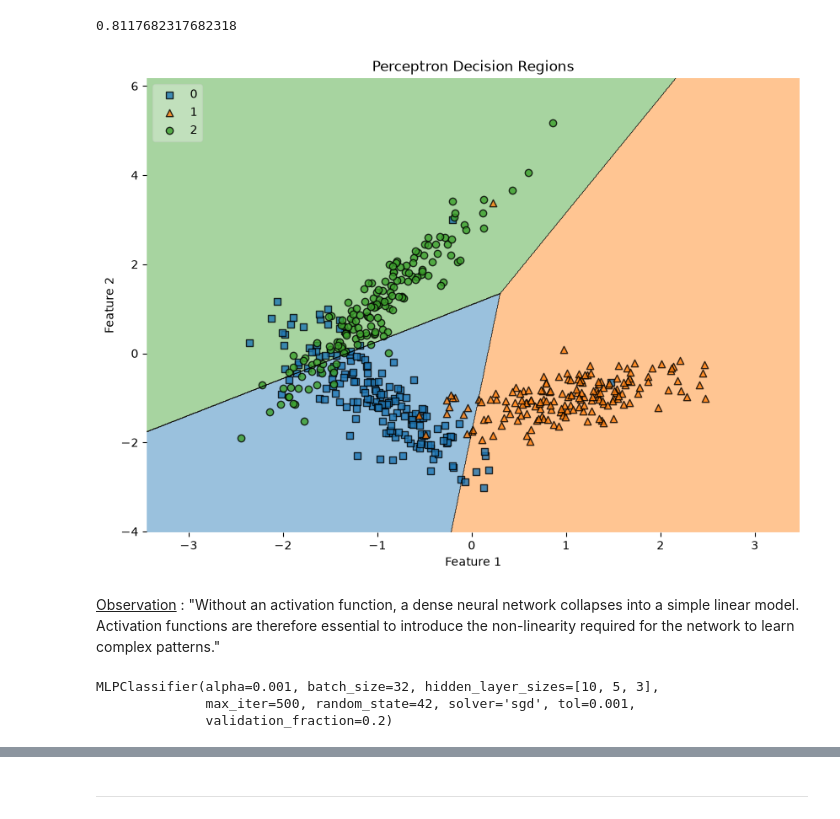
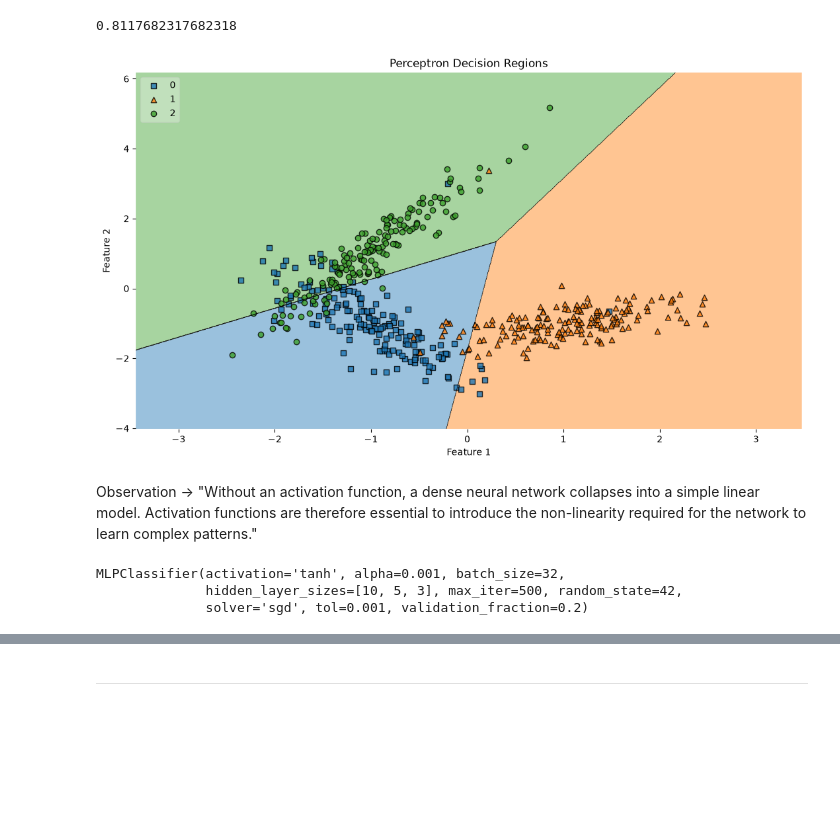
Before and after one commit to im-shriram/Deep-Learning-using-PyTorch, a Jupyter notebook: ANN & Backpropagation/Multi-Layer Perceptron & Backpropagation.ipynb, the cells around one changed output, grey strips where cells are left out. Saved outputs shown, nothing was run; the diff lists cells and outputs as text; code cells hidden in the pictures; blank space fills up the shorter version.

```diff
--- a/ANN & Backpropagation/Multi-Layer Perceptron & Backpropagation.ipynb
+++ b/ANN & Backpropagation/Multi-Layer Perceptron & Backpropagation.ipynb
@@ -65,23 +65,23 @@ f1_score(y_test, y_pred, average = 'weighted')
 # %% [output]
 0.8117682317682318
 # %%
-# !pip install mlxtend==0.23.1
 from mlxtend.plotting import plot_decision_regions
-plt.figure(figsize = (10, 7))
+
+plt.figure(figsize = (13, 7))
 plot_decision_regions(X, y, clf = mlp_clf, legend = 2)
 plt.title('Perceptron Decision Regions')
 plt.xlabel('Feature 1')
 plt.ylabel('Feature 2')
 plt.show()
 # %% [output]
-[figure, old version]
+[figure, new version]
 # %% [markdown]
-<u>Observation</u> : "Without an activation function, a dense neural network collapses into a simple linear model. Activation functions are therefore essential to introduce the non-linearity required for the network to learn complex patterns."
+Observation → "Without an activation function, a dense neural network collapses into a simple linear model. Activation functions are therefore essential to introduce the non-linearity required for the network to learn complex patterns."
 # %%
 mlp_clf_activated = MLPClassifier(
     hidden_layer_sizes=[10, 5, 3],
     max_iter=500,
-    activation='relu',
+    activation='tanh',
     solver="sgd",
     alpha=0.001,
     batch_size=32,
@@ -95,7 +95,7 @@ mlp_clf_activated = MLPClassifier(
 
 mlp_clf_activated.fit(X_train, y_train)
 # %% [output]
-MLPClassifier(alpha=0.001, batch_size=32, hidden_layer_sizes=[10, 5, 3],
-              max_iter=500, random_state=42, solver='sgd', tol=0.001,
-              validation_fraction=0.2)
+MLPClassifier(activation='tanh', alpha=0.001, batch_size=32,
+              hidden_layer_sizes=[10, 5, 3], max_iter=500, random_state=42,
+              solver='sgd', tol=0.001, validation_fraction=0.2)
 # %%
```
Also changed, not shown: parts of 7 cells of this notebook, 1 other file.
